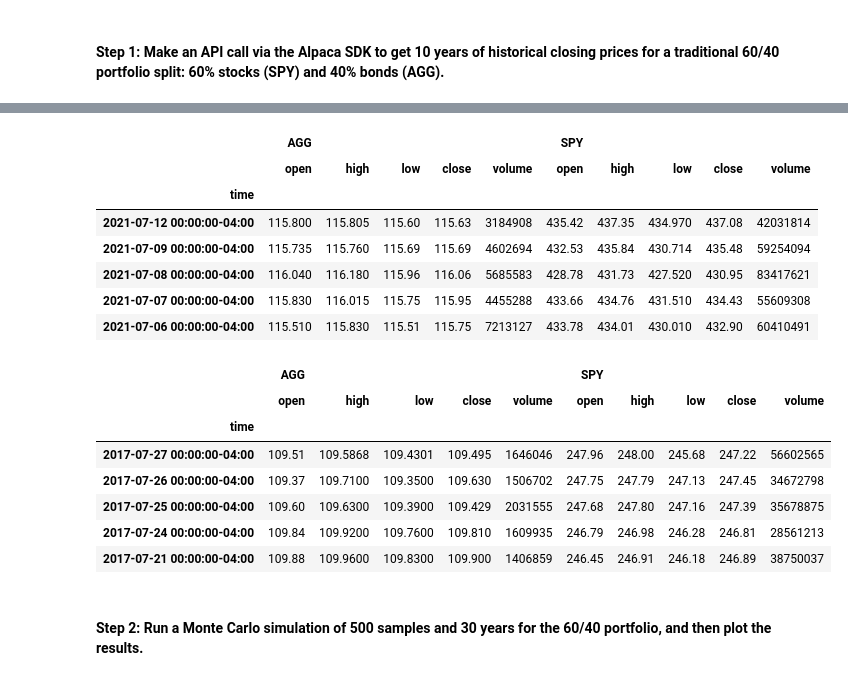
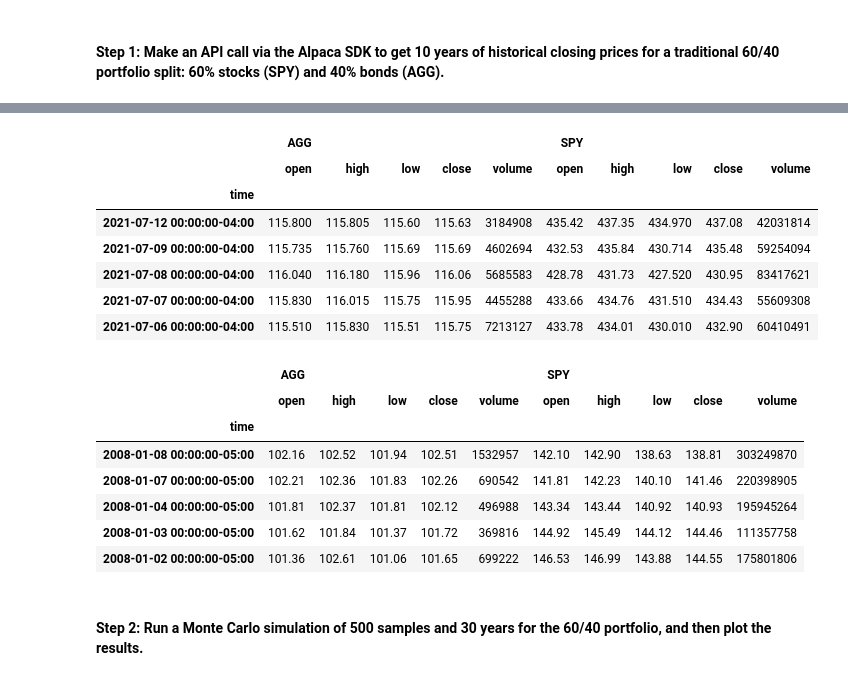
Before and after one commit to pentius00/05_Financial_Planner, a Jupyter notebook: financial_planning_tools.ipynb, the cells around one changed output, grey strips where cells are left out. Cells and saved outputs as stored; diff of their text form; code cells hidden in the pictures.

Commit message:
cleaned up historical data loop

```diff
--- a/financial_planning_tools.ipynb
+++ b/financial_planning_tools.ipynb
@@ -402,18 +402,16 @@ In this section, you’ll use the MCForecastTools library to create a Monte Carl
 #### Step 1: Make an API call via the Alpaca SDK to get 10 years of historical closing prices for a traditional 60/40 portfolio split: 60% stocks (SPY) and 40% bonds (AGG).
 # %%
 # Set start and end dates of 10 years back from your current date
-# Alternatively, you can use an end date of 2020-08-07 and work 10 years back from that date
 end_date = pd.Timestamp('2021-07-12', tz='America/New_York').isoformat()
 start_date = pd.Timestamp('2011-07-12', tz='America/New_York').isoformat()
 
 numdays = (pd.to_datetime(end_date) - pd.to_datetime(start_date)).days
+print("Number of days:", numdays, type(numdays))
 
 # Use the Alpaca get_barset function to make the API call to get the 10 years worth of pricing data
 # The tickers and timeframe parameters should have been set in Part 1 of this activity
-# The start and end dates should be updated with the information set above
-# Remember to add the df property to the end of the call so the response is returned as a DataFrame
 days_per_request = 1000
-#date_range = pd.date_range(start_date, end_date, freq='D')
+date_range = pd.date_range(start_date, end_date, freq='D')
 
 prices_10y_df = alpaca.get_barset(symbols=tickers, timeframe=timeframe, limit=days_per_request, end=end_date).df.sort_index(ascending=False)
 
@@ -427,6 +425,7 @@ for i in range(1000, numdays, days_per_request):
         , limit=days_per_request
         , end=day_before_last.isoformat()
     ).df.sort_index(ascending=False)
+    prices_10y_df = prices_10y_df.append(prices)
 
 
 # Display both the first and last five rows of the DataFrame
@@ -437,19 +442,19 @@ Number of days: 3653 <class 'int'>
 |  | AGG |  |  |  |  | SPY |  |  |  |  |
 |  | open | high | low | close | volume | open | high | low | close | volume |
 | time |  |  |  |  |  |  |  |  |  |  |
 | 2021-07-12 00:00:00-04:00 | 115.800 | 115.805 | 115.60 | 115.63 | 3184908 | 435.42 | 437.35 | 434.970 | 437.08 | 42031814 |
 | 2021-07-09 00:00:00-04:00 | 115.735 | 115.760 | 115.69 | 115.69 | 4602694 | 432.53 | 435.84 | 430.714 | 435.48 | 59254094 |
 | 2021-07-08 00:00:00-04:00 | 116.040 | 116.180 | 115.96 | 116.06 | 5685583 | 428.78 | 431.73 | 427.520 | 430.95 | 83417621 |
 | 2021-07-07 00:00:00-04:00 | 115.830 | 116.015 | 115.75 | 115.95 | 4455288 | 433.66 | 434.76 | 431.510 | 434.43 | 55609308 |
 | 2021-07-06 00:00:00-04:00 | 115.510 | 115.830 | 115.51 | 115.75 | 7213127 | 433.78 | 434.01 | 430.010 | 432.90 | 60410491 |
 |  | AGG |  |  |  |  | SPY |  |  |  |  |
 |  | open | high | low | close | volume | open | high | low | close | volume |
 | time |  |  |  |  |  |  |  |  |  |  |
-| 2017-07-27 00:00:00-04:00 | 109.51 | 109.5868 | 109.4301 | 109.495 | 1646046 | 247.96 | 248.00 | 245.68 | 247.22 | 56602565 |
-| 2017-07-26 00:00:00-04:00 | 109.37 | 109.7100 | 109.3500 | 109.630 | 1506702 | 247.75 | 247.79 | 247.13 | 247.45 | 34672798 |
-| 2017-07-25 00:00:00-04:00 | 109.60 | 109.6300 | 109.3900 | 109.429 | 2031555 | 247.68 | 247.80 | 247.16 | 247.39 | 35678875 |
-| 2017-07-24 00:00:00-04:00 | 109.84 | 109.9200 | 109.7600 | 109.810 | 1609935 | 246.79 | 246.98 | 246.28 | 246.81 | 28561213 |
-| 2017-07-21 00:00:00-04:00 | 109.88 | 109.9600 | 109.8300 | 109.900 | 1406859 | 246.45 | 246.91 | 246.18 | 246.89 | 38750037 |
+| 2008-01-08 00:00:00-05:00 | 102.16 | 102.52 | 101.94 | 102.51 | 1532957 | 142.10 | 142.90 | 138.63 | 138.81 | 303249870 |
+| 2008-01-07 00:00:00-05:00 | 102.21 | 102.36 | 101.83 | 102.26 | 690542 | 141.81 | 142.23 | 140.10 | 141.46 | 220398905 |
+| 2008-01-04 00:00:00-05:00 | 101.81 | 102.37 | 101.81 | 102.12 | 496988 | 143.34 | 143.44 | 140.92 | 140.93 | 195945264 |
+| 2008-01-03 00:00:00-05:00 | 101.62 | 101.84 | 101.37 | 101.72 | 369816 | 144.92 | 145.49 | 144.12 | 144.46 | 111357758 |
+| 2008-01-02 00:00:00-05:00 | 101.36 | 102.61 | 101.06 | 101.65 | 699222 | 146.53 | 146.99 | 143.88 | 144.55 | 175801806 |
 # %% [markdown]
 #### Step 2: Run a Monte Carlo simulation of 500 samples and 30 years for the 60/40 portfolio, and then plot the results.
 # %%
```
Also changed, not shown: parts of 12 cells of this notebook.
